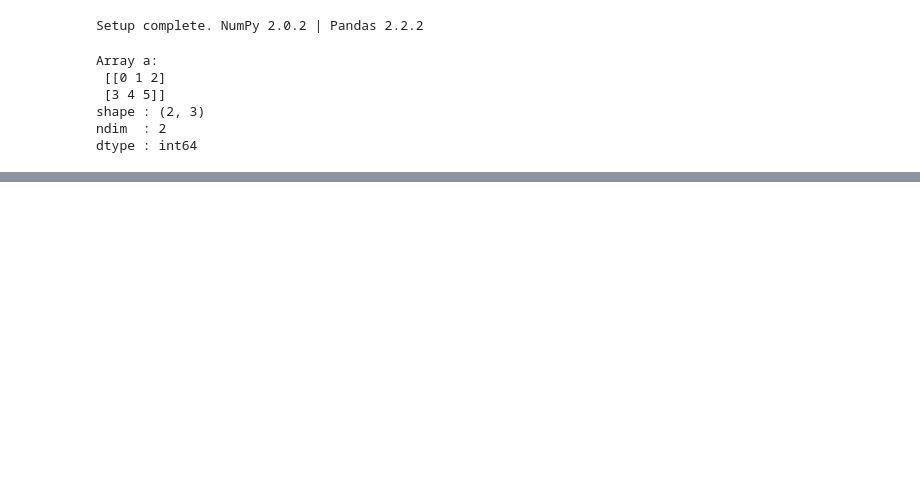
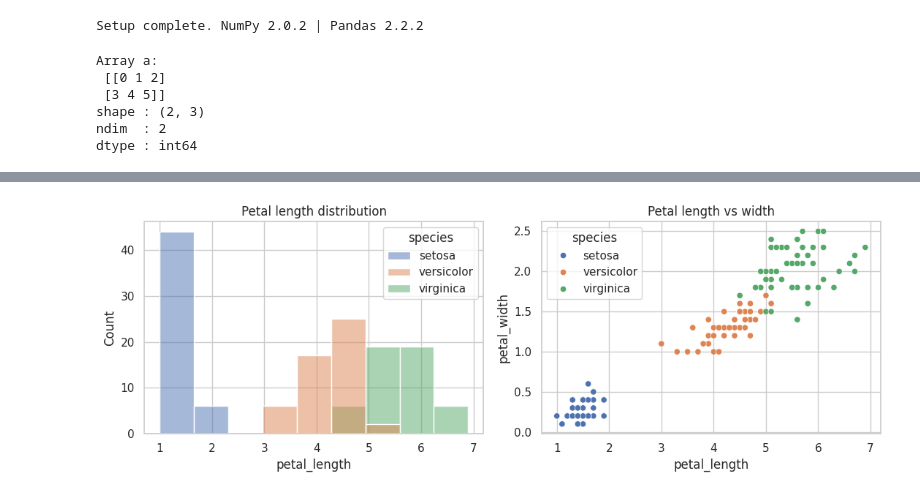
Before and after one commit to Anusha-Chittiraju123/NASSCOM, a Jupyter notebook: WEEK 2/U3_Python_Part2_Lab.ipynb, the cells around one changed output, grey strips where cells are left out. Cells and saved outputs as stored; diff of their text form; code cells hidden in the pictures; blank space fills up the shorter version.

```diff
--- a/WEEK 2/U3_Python_Part2_Lab.ipynb
+++ b/WEEK 2/U3_Python_Part2_Lab.ipynb
@@ -42,0 +230,21 @@ dtype : int64
+# %%
+# -----------------------------------------------------------
+# 🔹 3A. SUBPLOT COMPARISON  (Matplotlib)
+# -----------------------------------------------------------
+
+iris = sns.load_dataset('iris')   # 150 flowers, 4 measurements, 3 species
+
+# plt.subplots() makes a grid of axes for side-by-side charts
+fig, axes = plt.subplots(1, 2, figsize=(11, 4))
+
+sns.histplot(data=iris, x='petal_length', hue='species', ax=axes[0])
+axes[0].set_title('Petal length distribution')
+
+sns.scatterplot(data=iris, x='petal_length', y='petal_width',
+                hue='species', ax=axes[1])
+axes[1].set_title('Petal length vs width')
+
+plt.tight_layout()
+plt.show()
+# %% [output]
+[figure, added]
```
Also changed, not shown: parts of 18 cells of this notebook.
